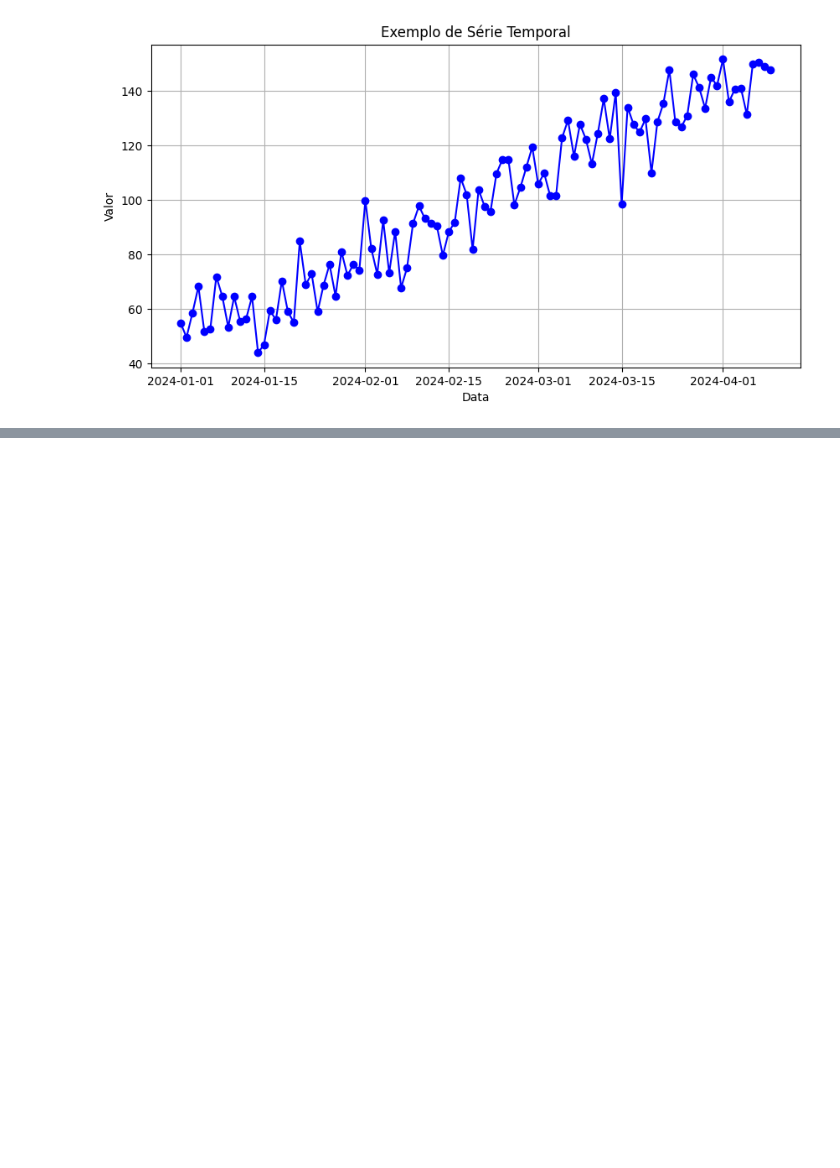
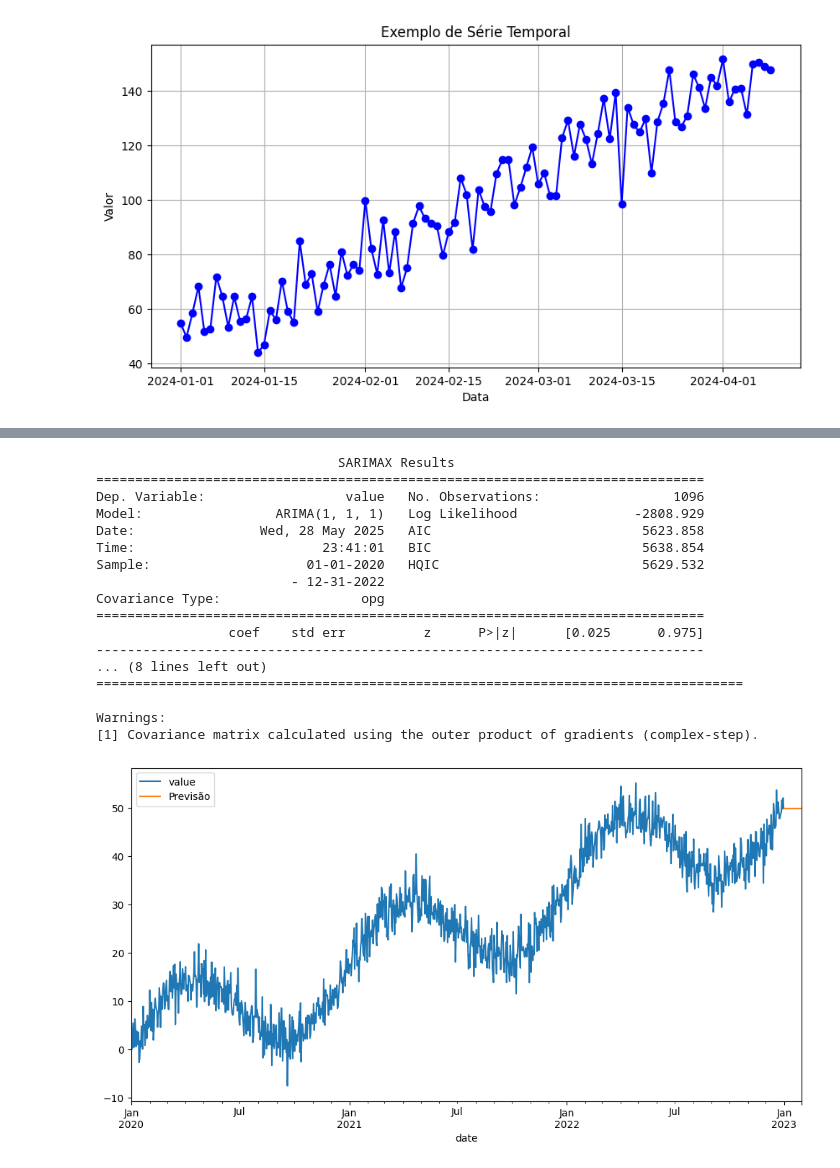
Before and after one commit to gustavocoderjs/An-lise-de-Dados-, a Jupyter notebook: Notebooks/series-temporais.ipynb, the cells around one changed output, grey strips where cells are left out. Saved outputs shown, nothing was run; the diff lists cells and outputs as text; code cells hidden in the pictures; blank space fills up the shorter version.

```diff
--- a/Notebooks/series-temporais.ipynb
+++ b/Notebooks/series-temporais.ipynb
@@ -23,0 +85,36 @@ plt.show()
+# %%
+from statsmodels.tsa.arima.model import ARIMA
+
+# Diferenciando para tornar a série estacionária
+ts_diff = ts.diff().dropna()
+
+# Ajustando modelo ARIMA
+model = ARIMA(ts, order=(1,1,1))  # (p,d,q)
+model_fit = model.fit()
+print(model_fit.summary())
+
+# Previsão
+forecast = model_fit.forecast(steps=30)
+ts.plot(figsize=(12,6))
+forecast.plot(label='Previsão')
+plt.legend()
+plt.show()
+# %% [output]
+                               SARIMAX Results
+==============================================================================
+Dep. Variable:                  value   No. Observations:                 1096
+Model:                 ARIMA(1, 1, 1)   Log Likelihood               -2808.929
+Date:                Wed, 28 May 2025   AIC                           5623.858
+Time:                        23:41:01   BIC                           5638.854
+Sample:                    01-01-2020   HQIC                          5629.532
+                         - 12-31-2022
+Covariance Type:                  opg
+==============================================================================
+                 coef    std err          z      P>|z|      [0.025      0.975]
+------------------------------------------------------------------------------
+... (8 lines left out)
+===================================================================================
+
+Warnings:
+[1] Covariance matrix calculated using the outer product of gradients (complex-step).
+[figure, added]
```
Also changed, not shown: parts of 5 cells of this notebook.
